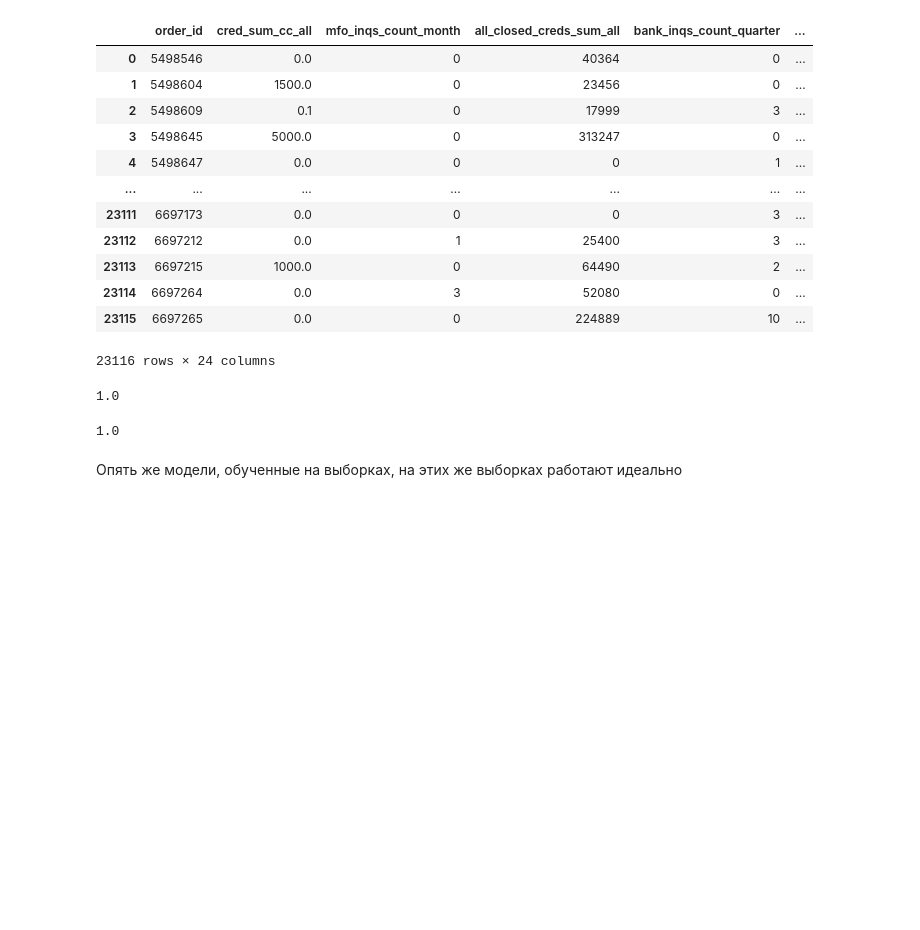
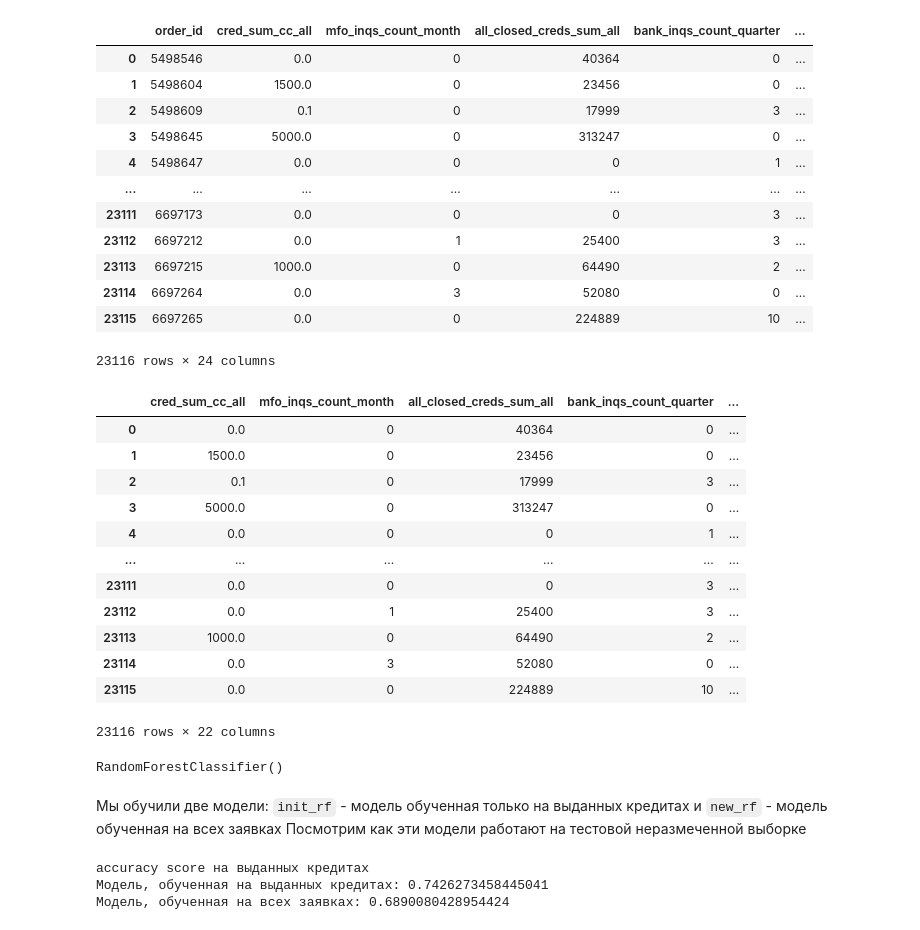
Before and after one commit to alexanderlakiza/misc, a Jupyter notebook: devim_enrollment.ipynb, the cells around one changed output. Saved outputs shown, nothing was run; the diff lists cells and outputs as text; code cells hidden in the pictures; blank space fills up the shorter version.

```diff
--- a/devim_enrollment.ipynb
+++ b/devim_enrollment.ipynb
@@ -1196,17 +1190,32 @@ new_y_train = labeled_train_df['bad']
 
 new_X_test = labeled_test_df.iloc[:, 1:-1]
 new_y_test = labeled_test_df['bad']
+# %%
+new_X_train
+# %% [output]
+|  | cred_sum_cc_all | mfo_inqs_count_month | all_closed_creds_sum_all | bank_inqs_count_quarter | ... |
+| 0 | 0.0 | 0 | 40364 | 0 | ... |
+| 1 | 1500.0 | 0 | 23456 | 0 | ... |
+| 2 | 0.1 | 0 | 17999 | 3 | ... |
+| 3 | 5000.0 | 0 | 313247 | 0 | ... |
+| 4 | 0.0 | 0 | 0 | 1 | ... |
+| ... | ... | ... | ... | ... | ... |
+| 23111 | 0.0 | 0 | 0 | 3 | ... |
+| 23112 | 0.0 | 1 | 25400 | 3 | ... |
+| 23113 | 1000.0 | 0 | 64490 | 2 | ... |
+| 23114 | 0.0 | 3 | 52080 | 0 | ... |
+| 23115 | 0.0 | 0 | 224889 | 10 | ... |
+23116 rows × 22 columns
 # %%
 new_rf.fit(new_X_train, new_y_train)
-new_train_pred = new_rf.predict(new_X_train)
-accuracy_score(new_y_train, new_train_pred)
 # %% [output]
-1.0
+RandomForestClassifier()
-# %%
-new_rf2.fit(new_X_test, new_y_test)
-new_test_pred = new_rf2.predict(new_X_test)
-accuracy_score(new_y_test, new_test_pred)
-# %% [output]
-1.0
-# %% [markdown]
-Опять же модели, обученные на выборках, на этих же выборках работают идеально
+# %% [markdown]
+Мы обучили две модели: `init_rf` - модель обученная только на выданных кредитах и `new_rf` - модель обученная на всех заявках
+Посмотрим как эти модели работают на тестовой неразмеченной выборке
+# %%
+print(f"accuracy score на выданных кредитах\nМодель, обученная на выданных кредитах: {accuracy_score(y_test, init_rf.predict(X_test))}\nМодель, обученная на всех заявках: {accuracy_score(y_test, new_rf.predict(X_test))}")
+# %% [output]
+accuracy score на выданных кредитах
+Модель, обученная на выданных кредитах: 0.7426273458445041
+Модель, обученная на всех заявках: 0.6890080428954424
```
Also changed, not shown: parts of 49 cells of this notebook.
